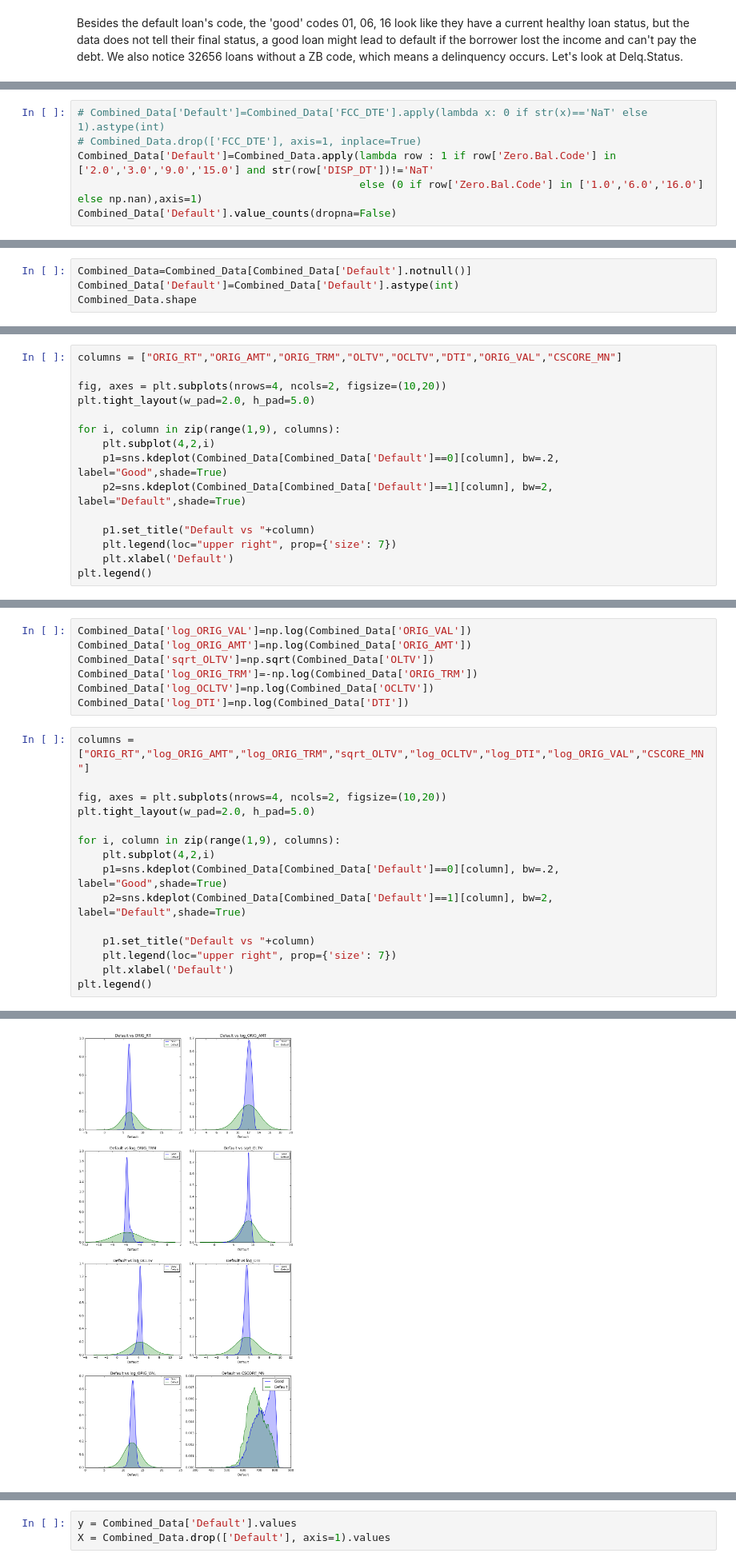
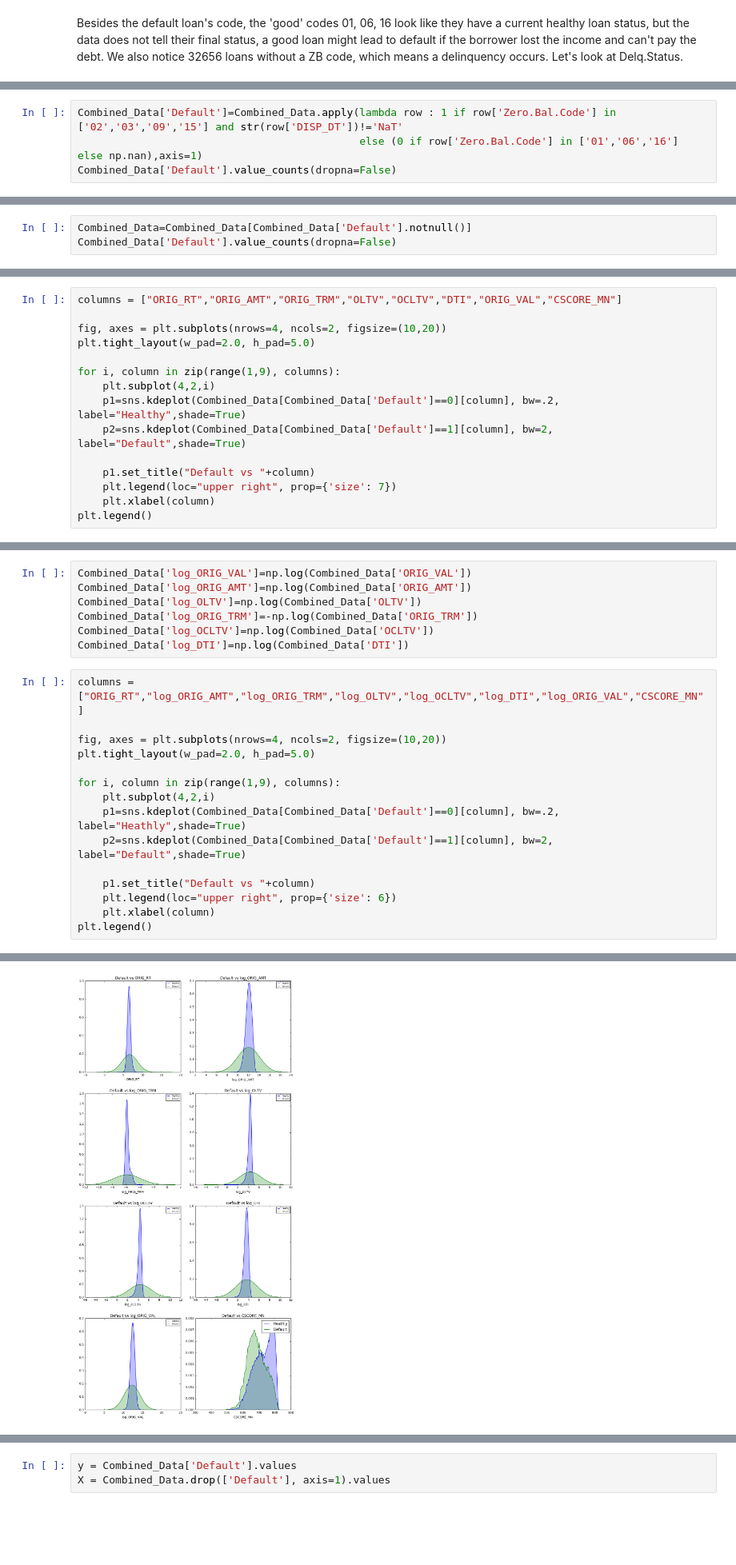
Before and after one commit to ferrarisf50/Fannie-Mae-single-family-mortgage-loan-data, a Jupyter notebook: Predict_default.ipynb, the cells around one changed output, grey strips where cells are left out. Shown at 80% size. Cells and saved outputs as stored; diff of their text form; blank space fills up the shorter version.

```diff
--- a/Predict_default.ipynb
+++ b/Predict_default.ipynb
@@ -239,7 +279,5 @@ Name: Delq.Status, dtype: int64
 # %%
-# Combined_Data['Default']=Combined_Data['FCC_DTE'].apply(lambda x: 0 if str(x)=='NaT' else 1).astype(int)
-# Combined_Data.drop(['FCC_DTE'], axis=1, inplace=True)
-Combined_Data['Default']=Combined_Data.apply(lambda row : 1 if row['Zero.Bal.Code'] in ['2.0','3.0','9.0','15.0'] and str(row['DISP_DT'])!='NaT'
-                                             else (0 if row['Zero.Bal.Code'] in ['1.0','6.0','16.0'] else np.nan),axis=1)
+Combined_Data['Default']=Combined_Data.apply(lambda row : 1 if row['Zero.Bal.Code'] in ['02','03','09','15'] and str(row['DISP_DT'])!='NaT'
+                                             else (0 if row['Zero.Bal.Code'] in ['01','06','16'] else np.nan),axis=1)
 Combined_Data['Default'].value_counts(dropna=False)
 # %% [output]
@@ -249,6 +287,5 @@ NaN      32687
 Name: Default, dtype: int64
 # %%
 Combined_Data=Combined_Data[Combined_Data['Default'].notnull()]
-Combined_Data['Default']=Combined_Data['Default'].astype(int)
-Combined_Data.shape
+Combined_Data['Default'].value_counts(dropna=False)
 # %% [output]
@@ -297,12 +358,12 @@ plt.tight_layout(w_pad=2.0, h_pad=5.0)
 
 for i, column in zip(range(1,9), columns):
     plt.subplot(4,2,i)
-    p1=sns.kdeplot(Combined_Data[Combined_Data['Default']==0][column], bw=.2, label="Good",shade=True)
+    p1=sns.kdeplot(Combined_Data[Combined_Data['Default']==0][column], bw=.2, label="Healthy",shade=True)
     p2=sns.kdeplot(Combined_Data[Combined_Data['Default']==1][column], bw=2, label="Default",shade=True)
 
     p1.set_title("Default vs "+column)
     plt.legend(loc="upper right", prop={'size': 7})
-    plt.xlabel('Default')
+    plt.xlabel(column)
 plt.legend()
 # %% [output]
 <matplotlib.legend.Legend at 0x...>
@@ -310,25 +373,25 @@ plt.legend()
 # %%
 Combined_Data['log_ORIG_VAL']=np.log(Combined_Data['ORIG_VAL'])
 Combined_Data['log_ORIG_AMT']=np.log(Combined_Data['ORIG_AMT'])
-Combined_Data['sqrt_OLTV']=np.sqrt(Combined_Data['OLTV'])
+Combined_Data['log_OLTV']=np.log(Combined_Data['OLTV'])
 Combined_Data['log_ORIG_TRM']=-np.log(Combined_Data['ORIG_TRM'])
 Combined_Data['log_OCLTV']=np.log(Combined_Data['OCLTV'])
 Combined_Data['log_DTI']=np.log(Combined_Data['DTI'])
 # %%
-columns = ["ORIG_RT","log_ORIG_AMT","log_ORIG_TRM","sqrt_OLTV","log_OCLTV","log_DTI","log_ORIG_VAL","CSCORE_MN"]
+columns = ["ORIG_RT","log_ORIG_AMT","log_ORIG_TRM","log_OLTV","log_OCLTV","log_DTI","log_ORIG_VAL","CSCORE_MN"]
 
 fig, axes = plt.subplots(nrows=4, ncols=2, figsize=(10,20))
 plt.tight_layout(w_pad=2.0, h_pad=5.0)
 
 for i, column in zip(range(1,9), columns):
     plt.subplot(4,2,i)
-    p1=sns.kdeplot(Combined_Data[Combined_Data['Default']==0][column], bw=.2, label="Good",shade=True)
+    p1=sns.kdeplot(Combined_Data[Combined_Data['Default']==0][column], bw=.2, label="Heathly",shade=True)
     p2=sns.kdeplot(Combined_Data[Combined_Data['Default']==1][column], bw=2, label="Default",shade=True)
 
     p1.set_title("Default vs "+column)
-    plt.legend(loc="upper right", prop={'size': 7})
-    plt.xlabel('Default')
+    plt.legend(loc="upper right", prop={'size': 6})
+    plt.xlabel(column)
 plt.legend()
 # %% [output]
 <matplotlib.legend.Legend at 0x...>
-[figure, old version]
+[figure, new version]
```
Also changed, not shown: parts of 52 cells of this notebook.
